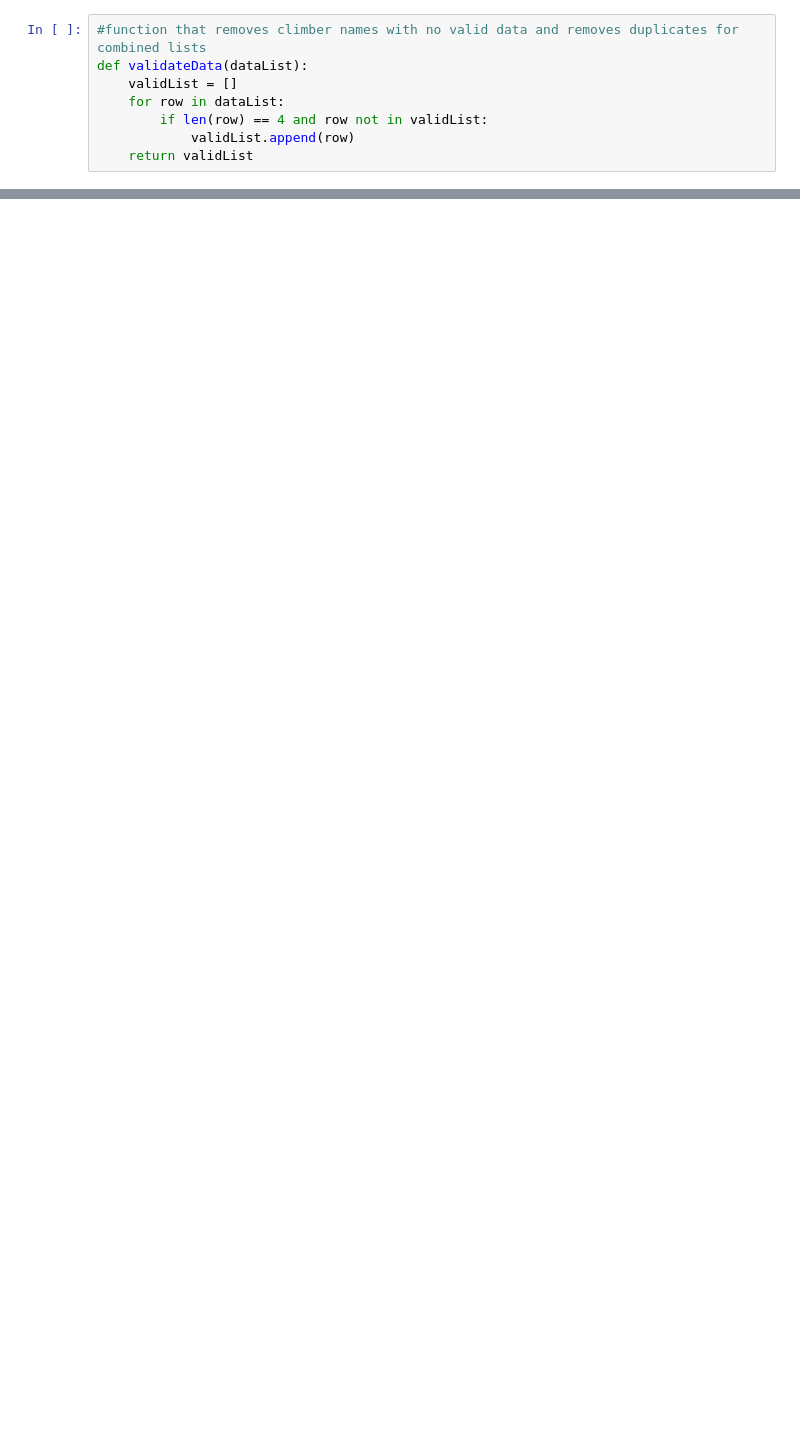
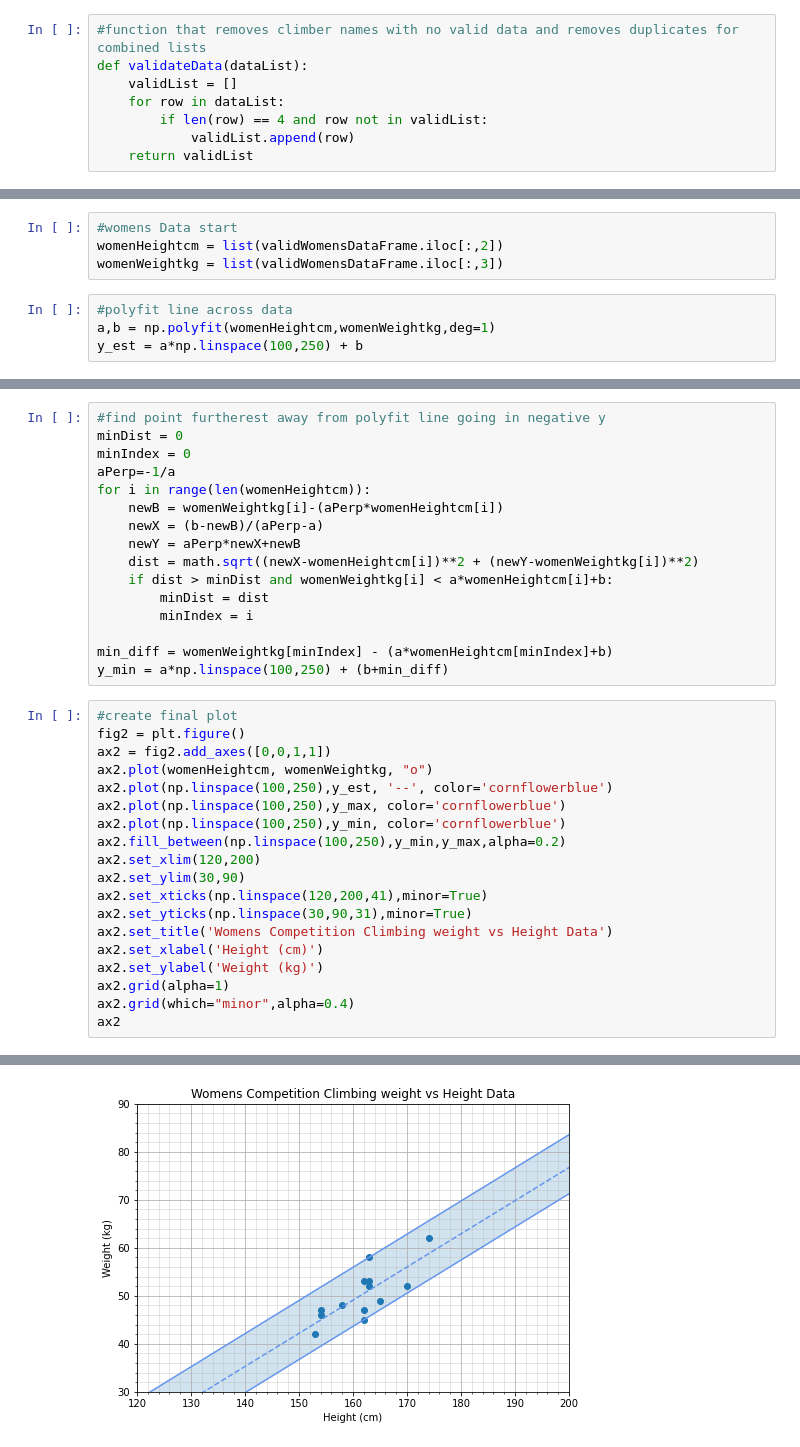
Before and after one commit to AdamKaraban/ClimberData, a Jupyter notebook: ClimbingData.ipynb, the cells around one changed output, grey strips where cells are left out. Saved outputs shown, nothing was run; the diff lists cells and outputs as text; blank space fills up the shorter version.

```diff
--- a/ClimbingData.ipynb
+++ b/ClimbingData.ipynb
@@ -120,0 +153,8 @@ pd.DataFrame(validWomensList, columns = ["Name", "Wiki sub-link", "Height", "Wei
+# %%
+#womens Data start
+womenHeightcm = list(validWomensDataFrame.iloc[:,2])
+womenWeightkg = list(validWomensDataFrame.iloc[:,3])
+# %%
+#polyfit line across data
+a,b = np.polyfit(womenHeightcm,womenWeightkg,deg=1)
+y_est = a*np.linspace(100,250) + b
@@ -120,0 +177,36 @@ pd.DataFrame(validWomensList, columns = ["Name", "Wiki sub-link", "Height", "Wei
+# %%
+#find point furtherest away from polyfit line going in negative y
+minDist = 0
+minIndex = 0
+aPerp=-1/a
+for i in range(len(womenHeightcm)):
+    newB = womenWeightkg[i]-(aPerp*womenHeightcm[i])
+    newX = (b-newB)/(aPerp-a)
+    newY = aPerp*newX+newB
+    dist = math.sqrt((newX-womenHeightcm[i])**2 + (newY-womenWeightkg[i])**2)
+    if dist > minDist and womenWeightkg[i] < a*womenHeightcm[i]+b:
+        minDist = dist
+        minIndex = i
+
+min_diff = womenWeightkg[minIndex] - (a*womenHeightcm[minIndex]+b)
+y_min = a*np.linspace(100,250) + (b+min_diff)
+# %%
+#create final plot
+fig2 = plt.figure()
+ax2 = fig2.add_axes([0,0,1,1])
+ax2.plot(womenHeightcm, womenWeightkg, "o")
+ax2.plot(np.linspace(100,250),y_est, '--', color='cornflowerblue')
+ax2.plot(np.linspace(100,250),y_max, color='cornflowerblue')
+ax2.plot(np.linspace(100,250),y_min, color='cornflowerblue')
+ax2.fill_between(np.linspace(100,250),y_min,y_max,alpha=0.2)
+ax2.set_xlim(120,200)
+ax2.set_ylim(30,90)
+ax2.set_xticks(np.linspace(120,200,41),minor=True)
+ax2.set_yticks(np.linspace(30,90,31),minor=True)
+ax2.set_title('Womens Competition Climbing weight vs Height Data')
+ax2.set_xlabel('Height (cm)')
+ax2.set_ylabel('Weight (kg)')
+ax2.grid(alpha=1)
+ax2.grid(which="minor",alpha=0.4)
+ax2
+# %% [output]
@@ -120,0 +214 @@ pd.DataFrame(validWomensList, columns = ["Name", "Wiki sub-link", "Height", "Wei
+[figure, added]
```
Also changed, not shown: parts of 11 cells of this notebook.
